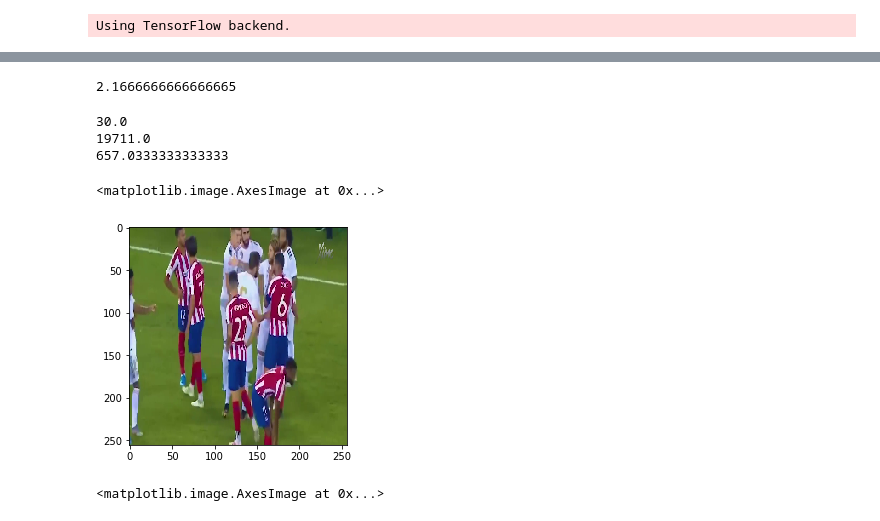
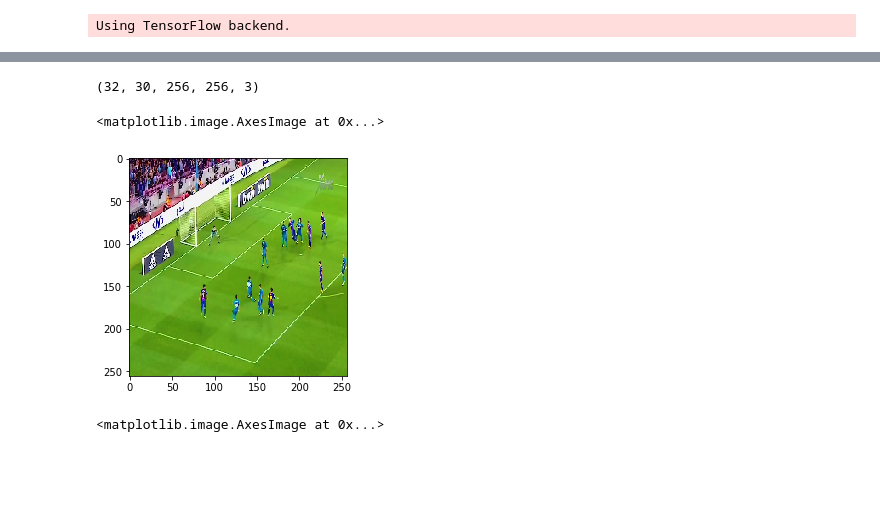
Before and after one commit to AndreyKoceruba/football_violations_detection, a Jupyter notebook: DenseNet121_Conv2D_GRU/violation_detection_conv2d_gru.ipynb, the cells around one changed output, grey strips where cells are left out. Cells and saved outputs as stored; diff of their text form; code cells hidden in the pictures; blank space fills up the shorter version.

```diff
--- a/DenseNet121_Conv2D_GRU/violation_detection_conv2d_gru.ipynb
+++ b/DenseNet121_Conv2D_GRU/violation_detection_conv2d_gru.ipynb
@@ -59,7 +59,7 @@ class ImageSequenceGenerator():
         batch_size=32,
         timesteps_cnt=15,
         step=10,
-        fps=1,
+        fps=None,
         seed=None,
         shuffle=True
     ):
@@ -73,6 +73,7 @@ class ImageSequenceGenerator():
         self.video_stats = None
         self.start_positions = None
         self.batch_size=batch_size
+        self.fps = fps
 
     # private
     def __get_video_classes(self):
@@ -94,7 +95,12 @@ class ImageSequenceGenerator():
         for video, class_ in map_video_class:
             with VideoStream(video) as cap:
                 frames_cnt = int(cap.get(cv2.CAP_PROP_FRAME_COUNT))
-            if frames_cnt < self.timesteps_cnt:
+                fps = cap.get(cv2.CAP_PROP_FPS)
+                if self.fps is None:
+                    step_size = 1
+                else:
+                    step_size = int(np.ceil(fps / self.fps))
+            if frames_cnt < self.timesteps_cnt * step_size:
                 short_video_stats.append((video, class_, frames_cnt))
             else:
                 self.video_stats.append((video, class_, frames_cnt))
@@ -107,7 +113,7 @@ class ImageSequenceGenerator():
         print('Found {} videos belonging to {} classes'.format(len(self.video_stats), len(self.classes)))
         self.start_positions = []
         for video, class_, frames_cnt in self.video_stats:
-            for start_position in range(0, frames_cnt - self.timesteps_cnt, self.step):
+            for start_position in range(0, frames_cnt - self.timesteps_cnt * step_size, self.step):
                 self.start_positions.append((video, class_, start_position))
         if self.shuffle:
             if self.seed is not None:
@@ -121,15 +127,21 @@ class ImageSequenceGenerator():
             batch_start_positions = self.start_positions[item:item + self.batch_size]
             batch = []
             for video, class_, start_position in batch_start_positions:
-                end_position = start_position + self.timesteps_cnt
-                frame_sequence = []
                 with VideoStream(video) as cap:
-                    cap.set(cv2.CAP_PROP_POS_FRAMES, start_position)
-                    for i in range(start_position, end_position):
+                    fps = cap.get(cv2.CAP_PROP_FPS)
+                    if self.fps is None:
+                        step_size = 1
+                    else:
+                        step_size = int(np.ceil(fps / self.fps))
+                    frame_sequence = []
+                    current_pos = start_position
+                    for i in range(self.timesteps_cnt):
+                        cap.set(cv2.CAP_PROP_POS_FRAMES, current_pos)
                         ret, frame = cap.read()
                         frame = cv2.cvtColor(frame, cv2.COLOR_BGR2RGB)
                         frame = cv2.resize(frame, self.target_size)
                         frame_sequence.append(frame)
+                        current_pos += step_size
                     frame_sequence = np.array(frame_sequence)
                 batch.append(frame_sequence)
             batch = np.array(batch)
@@ -138,7 +150,7 @@ class ImageSequenceGenerator():
             if item == len(self.start_positions):
                 item = 0
 # %%
-tmp = ImageSequenceGenerator('../videos/cut/train/', timesteps_cnt=10, seed=188)
+tmp = ImageSequenceGenerator('../videos/cut/train/', fps=5, timesteps_cnt=3000, seed=188)
 tmp.collect_video_stats()
 tmp_gen = tmp.get_batch_generator()
 # %% [output]
@@ -166,21 +166,12 @@ x = next(tmp_gen)
-# %%
-65/30
-# %% [output]
-2.1666666666666665
-# %%
-with VideoStream('../videos/cut/train/0/Football Fights & Furious Moments - HD.mp4') as cap:
-    print(cap.get(cv2.CAP_PROP_FPS))
-    print(cap.get(cv2.CAP_PROP_FRAME_COUNT))
-    print(cap.get(cv2.CAP_PROP_FRAME_COUNT)/cap.get(cv2.CAP_PROP_FPS))
-# %% [output]
-30.0
-19711.0
-657.0333333333333
+# %%
+x.shape
+# %% [output]
+(32, 30, 256, 256, 3)
 # %%
-plt.imshow(x[0][4])
+plt.imshow(x[1][29])
 # %% [output]
 <matplotlib.image.AxesImage at 0x...>
-[figure, old version]
+[figure, new version]
 # %%
 plt.imshow(seq[2])
 # %% [output]
```
Also changed, not shown: parts of 2 cells of this notebook.
